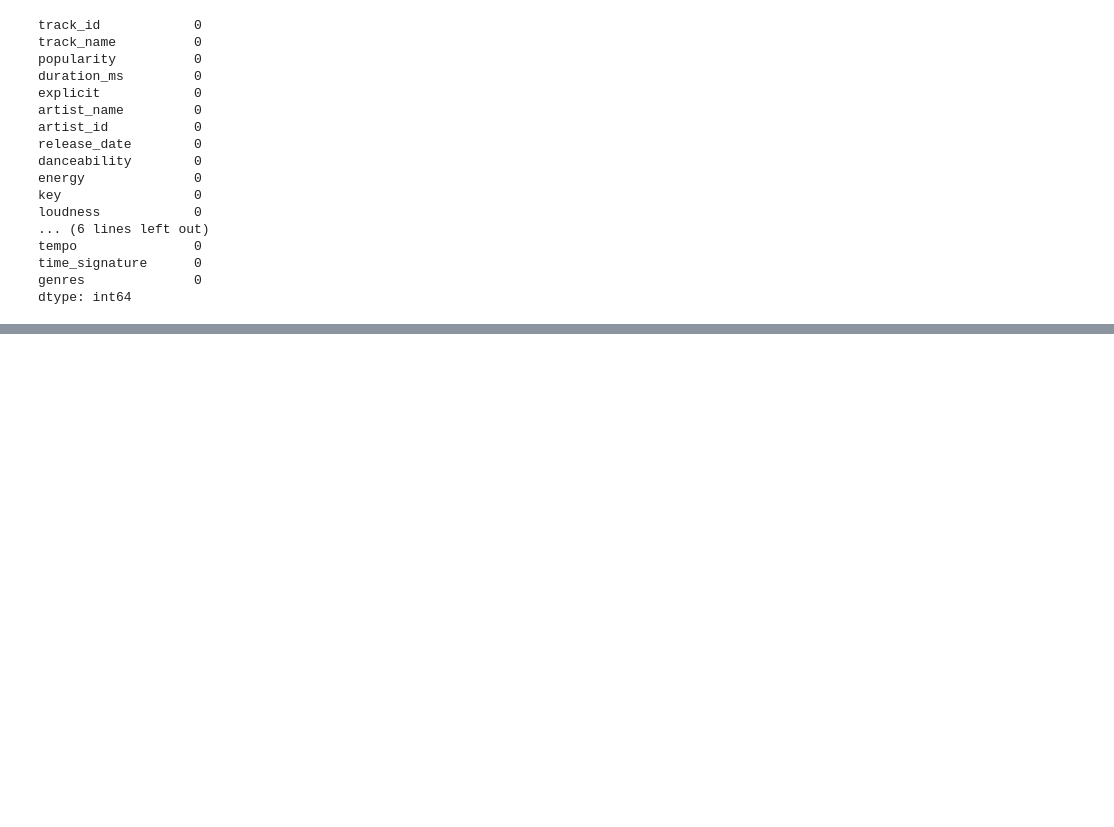
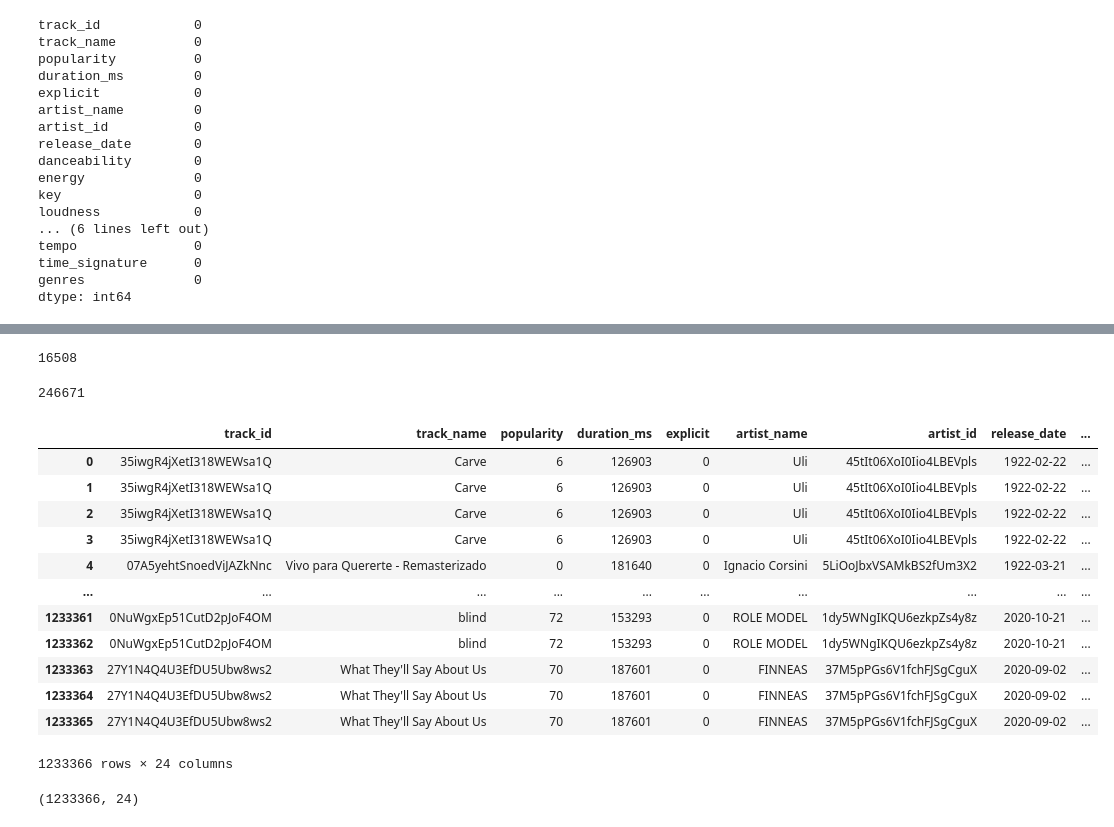
Before and after one commit to SOKAJ-7/M20---Group_11_Project, a Jupyter notebook: dwg_v1.ipynb, the cells around one changed output, grey strips where cells are left out. Drawn from its saved outputs; the diff is of its cells as text; code cells hidden in the pictures; blank space fills up the shorter version.

```diff
--- a/dwg_v1.ipynb
+++ b/dwg_v1.ipynb
@@ -49,7 +54,7 @@ dtype: object
 # credit for solution: https://stackoverflow.com/questions/38147447/how-to-remove-square-bracket-from-pandas-dataframe
 df['artists'] = df['artists'].str.strip("[' ']").astype(object)
 df['id_artists'] = df['id_artists'].str.strip("[' ']").astype(object)
-df['consolidates_genre_lists'] = df['consolidates_genre_lists'].str.strip("[' ']").astype(object)
+df['consolidates_genre_lists'] = df['consolidates_genre_lists'].str.strip("[' ']").astype(str)
 # %%
 # drop unnecessary columns
 to_drop = ['artists_upd_v1', 'artists_upd_v2','artists_upd', 'artists_song']
@@ -109,0 +139,15 @@ df['track_natural_key'] = df.track_name + "_" + df.artist_name.map(str)
+# %%
+# convert release_date to datetime object
+df['release_date'] = pd.to_datetime(df.release_date, format='%Y-%m-%d')
+
+# add new column for seasons (borrowed from https://stackoverflow.com/questions/60285557/extract-seasons-from-datetime-pandas)
+    # numeric trick is to wasp the winter separation at 12-31 / 01-01.
+    # By subtracting the end of winter, which is 03-21, and take modulo, you effectively change 01-01 to - 320 = 980 mod 1300,
+    # which is larger than the last day of autumn. So now your winter season is in one chunk instead of two.
+
+date_offset = (df.release_date.dt.month*100 + df.release_date.dt.day - 320)%1300
+
+df['release_season'] = pd.cut(date_offset, [0, 300, 602, 900, 1300],
+                                     labels=['spring', 'summer', 'autumn', 'winter'],
+                                     include_lowest = True)
+df.head()
@@ -120,13 +181,0 @@ df.head()
-# %%
-### Transform duration_ms to duration_mins
-mins = []
-ms = df['duration_ms']
-for i in ms:
-    seconds, i = divmod(i, 1000)
-    minutes, seconds = divmod(seconds, 60)
-    mins.append(f'{int(minutes):01d}:{int(seconds):02d}')
-
-df['duration_mins'] = mins
-df['duration_mins'] = pd.to_datetime(df.duration_mins, format='%M:%S').dt.time
-
-df.head()
@@ -134,0 +218,39 @@ ValueError: time data '60:50' does not match format '%M:%S' (match)
+# %%
+no_genre = df[df['genres'] == '']
+len(no_genre)
+# %% [output]
+16508
+# %%
+# drop no_genre songs from
+df.drop(df[df['genres'] == ''].index, inplace=True)
+df.drop(df[df['genres'] == 'nan'].index, inplace=True)
+
+len(df)
+# %% [output]
+246671
+# %%
+# separate genres connected by ', ' using split then explode
+# credit for solution: https://stackoverflow.com/questions/71175458/splitting-row-into-multiple-rows-in-pandas-dataframe
+df = (
+    df.assign(genres=df['genres'].str.split("', '")).explode('genres').reset_index(drop=True)
+)
+
+df
+# %% [output]
+|  | track_id | track_name | popularity | duration_ms | explicit | artist_name | artist_id | release_date | ... |
+| 0 | 35iwgR4jXetI318WEWsa1Q | Carve | 6 | 126903 | 0 | Uli | 45tIt06XoI0Iio4LBEVpls | 1922-02-22 | ... |
+| 1 | 35iwgR4jXetI318WEWsa1Q | Carve | 6 | 126903 | 0 | Uli | 45tIt06XoI0Iio4LBEVpls | 1922-02-22 | ... |
+| 2 | 35iwgR4jXetI318WEWsa1Q | Carve | 6 | 126903 | 0 | Uli | 45tIt06XoI0Iio4LBEVpls | 1922-02-22 | ... |
+| 3 | 35iwgR4jXetI318WEWsa1Q | Carve | 6 | 126903 | 0 | Uli | 45tIt06XoI0Iio4LBEVpls | 1922-02-22 | ... |
+| 4 | 07A5yehtSnoedViJAZkNnc | Vivo para Quererte - Remasterizado | 0 | 181640 | 0 | Ignacio Corsini | 5LiOoJbxVSAMkBS2fUm3X2 | 1922-03-21 | ... |
+| ... | ... | ... | ... | ... | ... | ... | ... | ... | ... |
+| 1233361 | 0NuWgxEp51CutD2pJoF4OM | blind | 72 | 153293 | 0 | ROLE MODEL | 1dy5WNgIKQU6ezkpZs4y8z | 2020-10-21 | ... |
+| 1233362 | 0NuWgxEp51CutD2pJoF4OM | blind | 72 | 153293 | 0 | ROLE MODEL | 1dy5WNgIKQU6ezkpZs4y8z | 2020-10-21 | ... |
+| 1233363 | 27Y1N4Q4U3EfDU5Ubw8ws2 | What They'll Say About Us | 70 | 187601 | 0 | FINNEAS | 37M5pPGs6V1fchFJSgCguX | 2020-09-02 | ... |
+| 1233364 | 27Y1N4Q4U3EfDU5Ubw8ws2 | What They'll Say About Us | 70 | 187601 | 0 | FINNEAS | 37M5pPGs6V1fchFJSgCguX | 2020-09-02 | ... |
+| 1233365 | 27Y1N4Q4U3EfDU5Ubw8ws2 | What They'll Say About Us | 70 | 187601 | 0 | FINNEAS | 37M5pPGs6V1fchFJSgCguX | 2020-09-02 | ... |
+1233366 rows × 24 columns
+# %%
+df.shape
+# %% [output]
+(1233366, 24)
```
Also changed, not shown: parts of 25 cells of this notebook.
